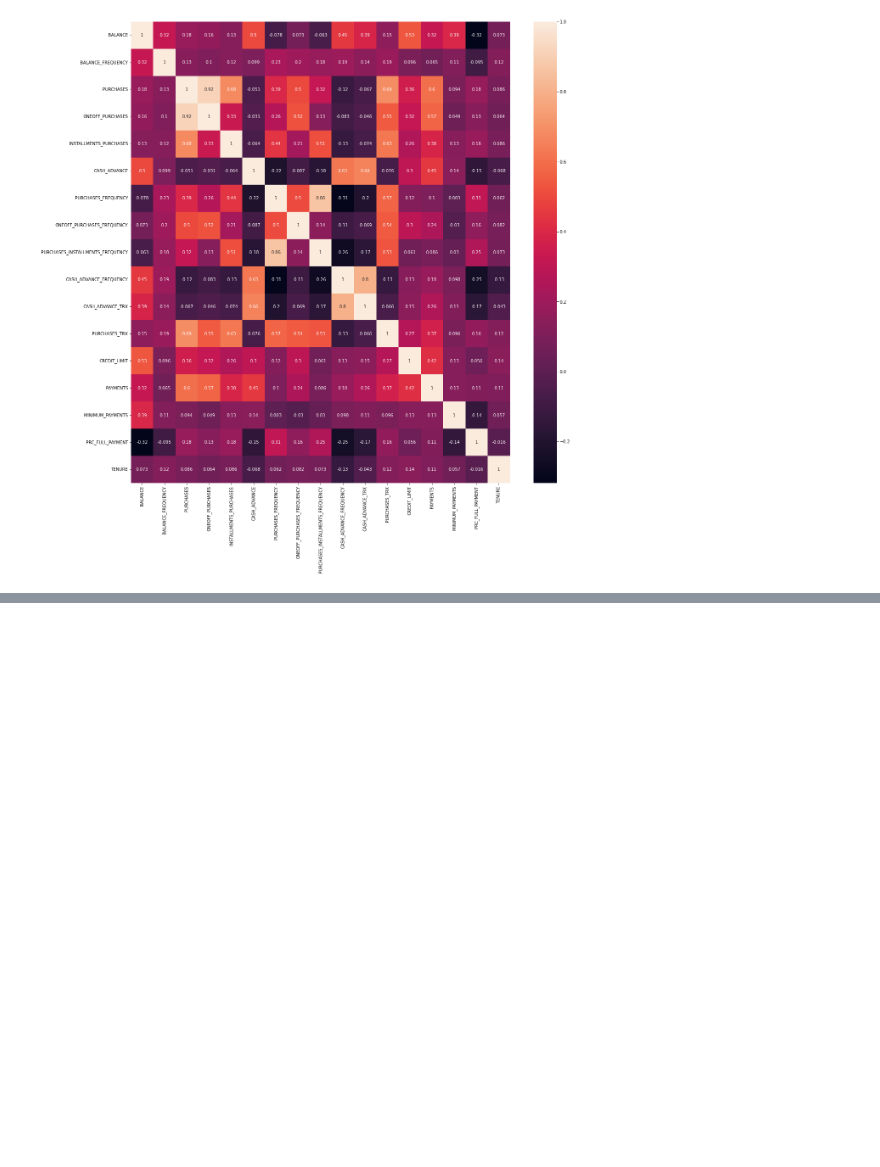
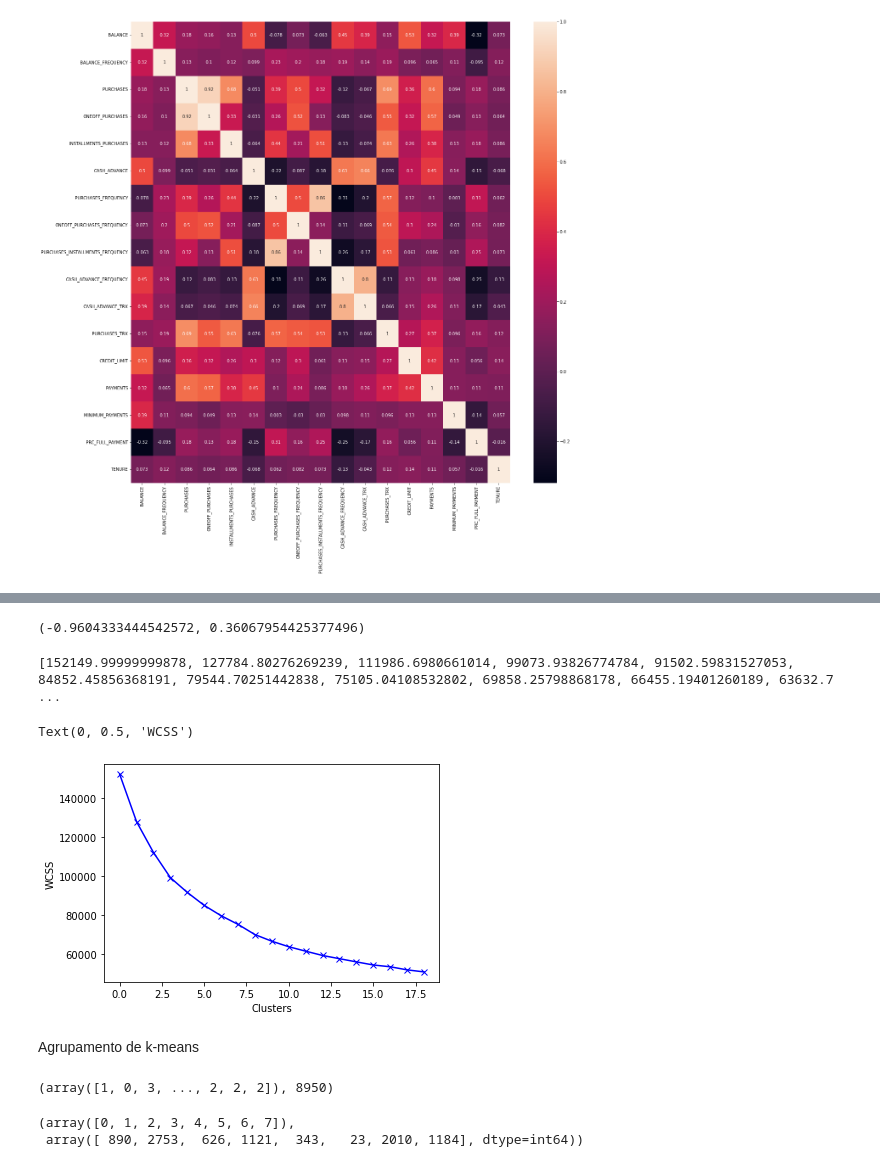
Before and after one commit to Rosivaldojesus/data_analysis, a Jupyter notebook: marketing/main.ipynb, the cells around one changed output, grey strips where cells are left out. Cells and saved outputs as stored; diff of their text form; code cells hidden in the pictures; blank space fills up the shorter version.

```diff
--- a/marketing/main.ipynb
+++ b/marketing/main.ipynb
@@ -198,0 +208,5 @@ sns.heatmap(correlations, annot=True)
+# %%
+# Colocandos os dados na mesma escala
+scaler = StandardScaler()
+credicard_df_scaled = scaler.fit_transform(credicard_df)
+credicard_df_scaled
@@ -198,0 +227,25 @@ sns.heatmap(correlations, annot=True)
+# %%
+# Verificando o min e o max, na mesma escala
+min(credicard_df_scaled[0]), max(credicard_df_scaled[0])
+# %% [output]
+(-0.9604333444542572, 0.36067954425377496)
+# %%
+wcss_1 = []
+range_values  = range(1, 20)
+for i in range_values:
+    kmeans = KMeans(n_clusters = i)
+    kmeans.fit(credicard_df_scaled)
+    wcss_1.append(kmeans.inertia_)
+
+print(wcss_1)
+# %% [output]
+[152149.99999999878, 127784.80276269239, 111986.6980661014, 99073.93826774784, 91502.59831527053, 84852.45856368191, 79544.70251442838, 75105.04108532802, 69858.25798868178, 66455.19401260189, 63632.7 ...
+# %%
+plt.plot(wcss_1, 'bx-')
+plt.xlabel('Clusters')
+plt.ylabel('WCSS')
+# %% [output]
+Text(0, 0.5, 'WCSS')
+[figure, added]
+# %% [markdown]
+Agrupamento de k-means
@@ -198,0 +256,9 @@ sns.heatmap(correlations, annot=True)
+# %%
+labels, len(labels)
+# %% [output]
+(array([1, 0, 3, ..., 2, 2, 2]), 8950)
+# %%
+np.unique(labels, return_counts=True)
+# %% [output]
+(array([0, 1, 2, 3, 4, 5, 6, 7]),
+ array([ 890, 2753,  626, 1121,  343,   23, 2010, 1184], dtype=int64))
```
Also changed, not shown: parts of 18 cells of this notebook, 1 other file.
